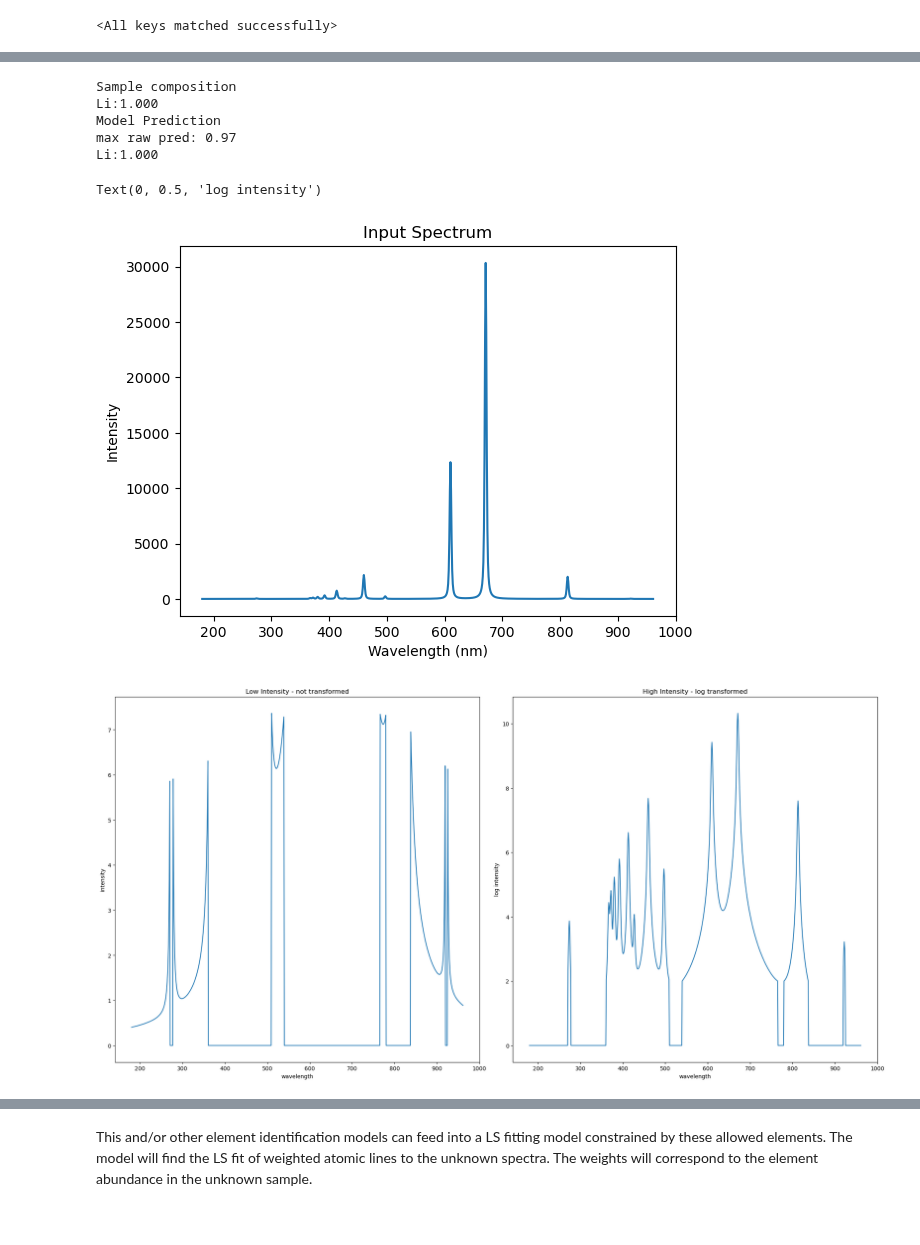
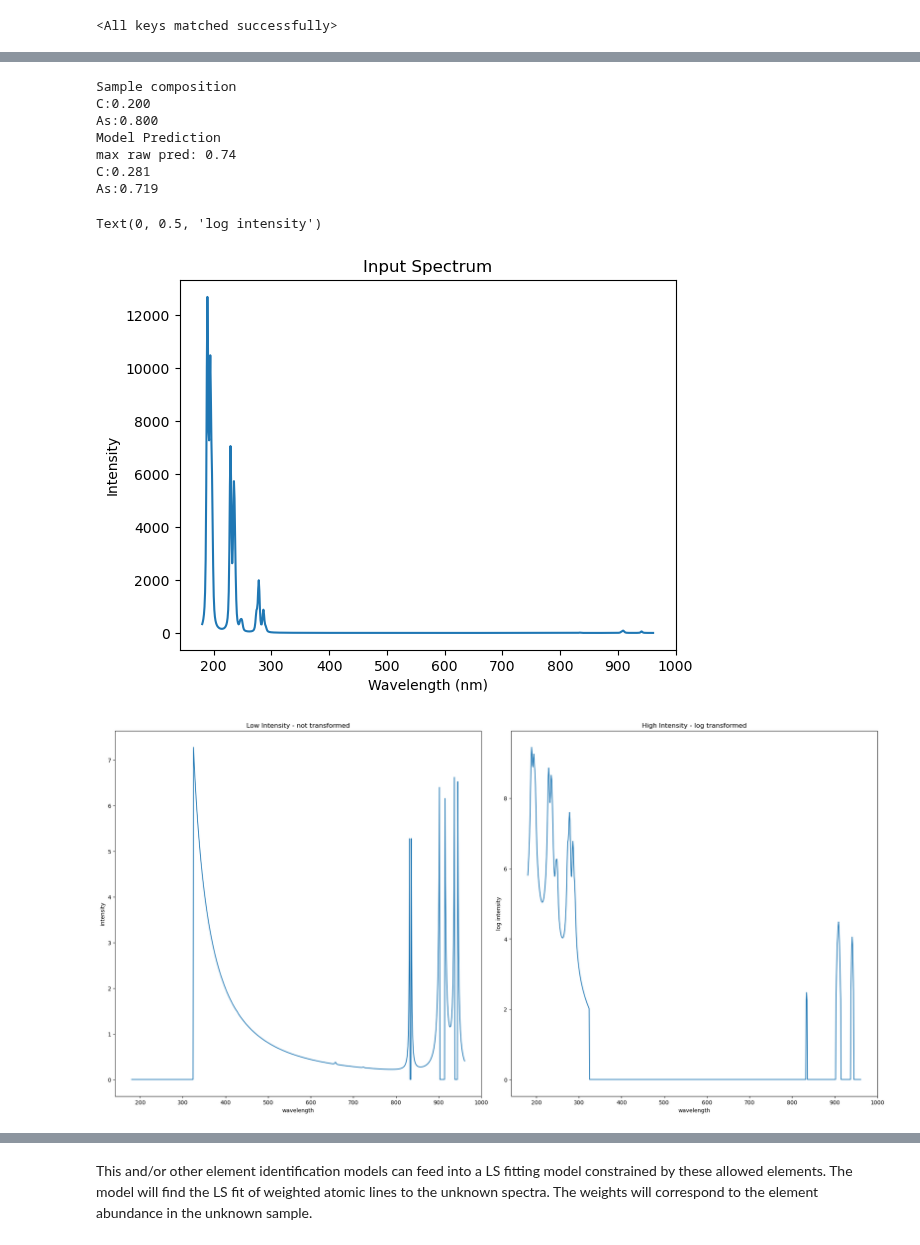
Before and after one commit to MWhitta/phaseMAP, a Jupyter notebook: Model_Test_HiLo_Fracs3.ipynb, the cells around one changed output, grey strips where cells are left out. Drawn from its saved outputs; the diff is of its cells as text; code cells hidden in the pictures.

```diff
--- a/Model_Test_HiLo_Fracs3.ipynb
+++ b/Model_Test_HiLo_Fracs3.ipynb
@@ -74,6 +74,6 @@ tensor(1.4291)
 # %%
 #choose a sample to review
-i_samp = 2 #vary up to 28,520
+i_samp = 3786 #vary up to 28,520
 x_sample, y_sample = spec_ds[i_samp]
 
 #print non-transformed but LIBS scaled input spectra
@@ -85,38 +85,40 @@ plt.show
 
 #sample composition
 print("Sample composition")
 for el in elem_symb[np.nonzero(fracs[i_samp])]:
     print(f"{el}:{fracs[i_samp][el_index[el]]:.3f}")
 
 #Model prediction
 print("Model Prediction")
 cutoff = 0.05
 pred_samp = pred[i_samp].detach().numpy().copy()
 pred_samp[pred_samp < cutoff] = 0
 print(f"max raw pred: {np.max(pred_samp):.2f}")
 pred_samp /= np.sum(pred_samp)
 for el in elem_symb[np.nonzero(pred_samp)]:
     print(f"{el}:{pred_samp[el_index[el]]:.3f}")
 
 
 #first plot the 2 transformed composite input spectra we're trying to learn from
 fig, axs = plt.subplots(1, 2, figsize=(20,10), constrained_layout=True)
 axs[0].set_title("Low Intensity - not transformed")
 axs[0].plot(wave, x_sample[0])
 axs[1].set_title("High Intensity - log transformed")
 axs[1].plot(wave, x_sample[1])
 [axs[i].set_xlabel('wavelength') for i in range(2)]
 axs[0].set_ylabel('intensity')
 axs[1].set_ylabel('log intensity')
 # %% [output]
 Sample composition
-Li:1.000
+C:0.200
+As:0.800
 Model Prediction
-max raw pred: 0.97
-Li:1.000
+max raw pred: 0.74
+C:0.281
+As:0.719
 Text(0, 0.5, 'log intensity')
-[figure, old version]
+[figure, new version]
-[figure, old version]
+[figure, new version]
 # %%
 #look at +/- 10% accuracy success rate with no threshold on model predictions
 post_pred = pred.detach().numpy().copy()
```
Also changed, not shown: parts of 9 cells of this notebook, 2 other files.
